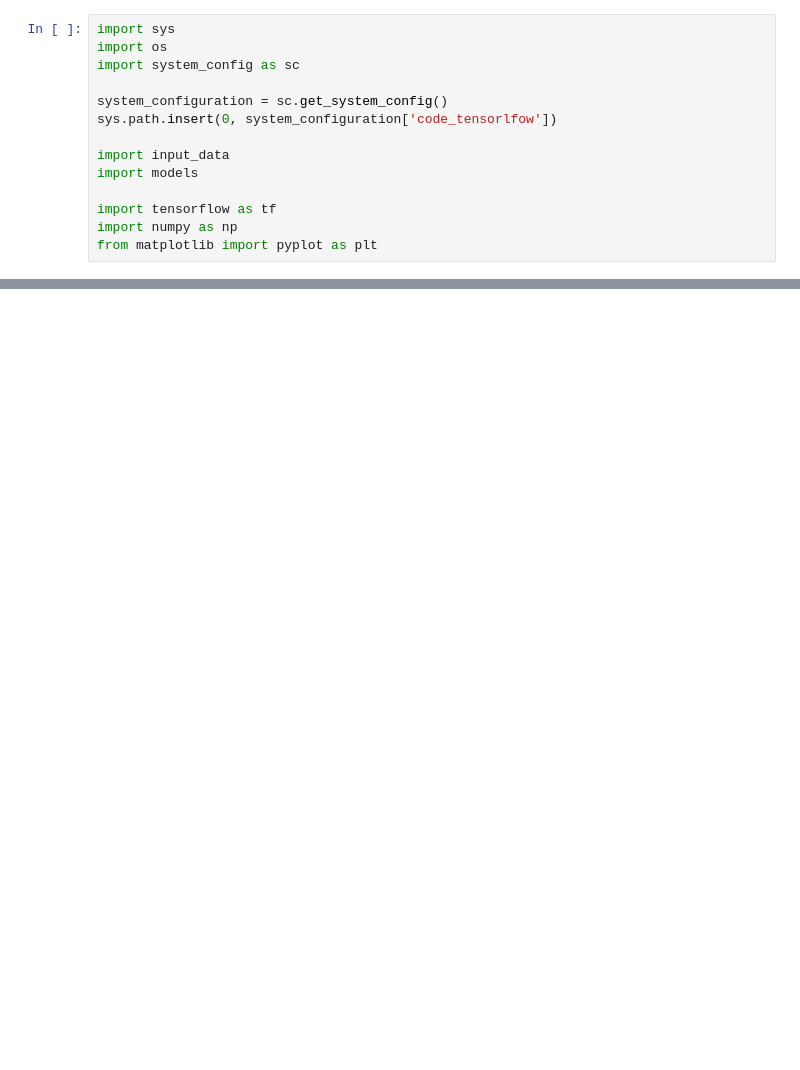
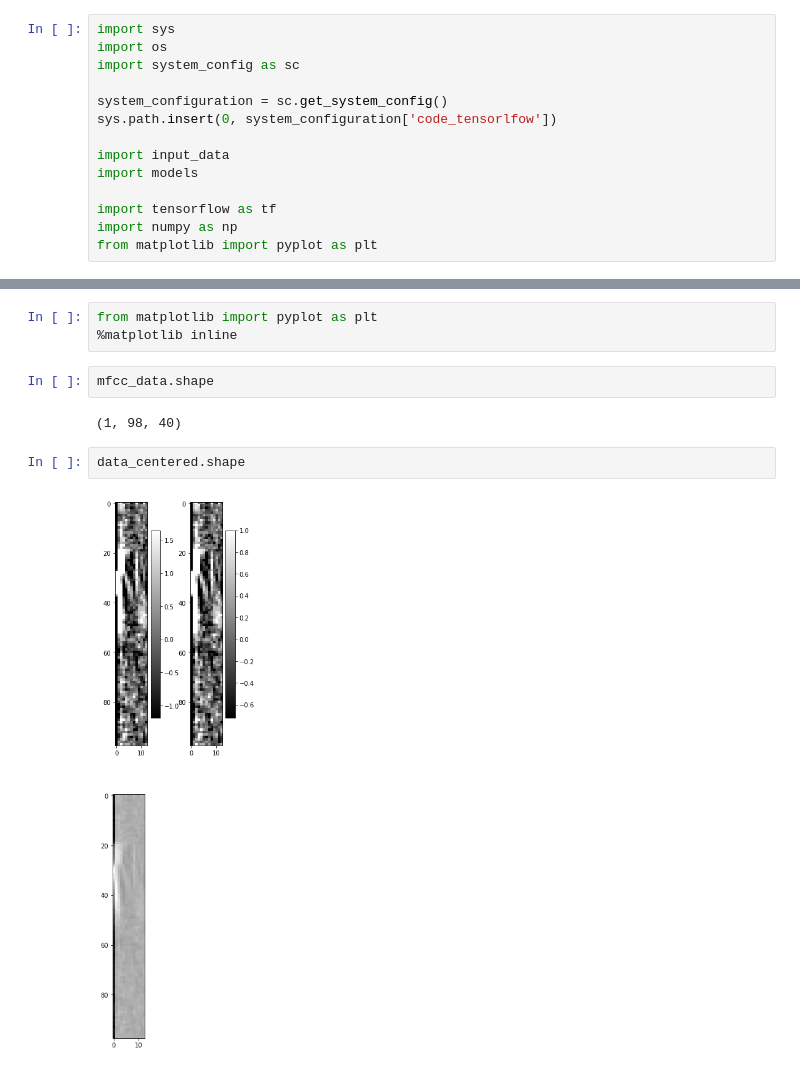
Before and after one commit to laura-yuan/KaggleSpeechRecognition, a Jupyter notebook: modify_model_debug.ipynb, the cells around one changed output, grey strips where cells are left out. Saved outputs shown, nothing was run; the diff lists cells and outputs as text; blank space fills up the shorter version.

```diff
--- a/modify_model_debug.ipynb
+++ b/modify_model_debug.ipynb
@@ -257,0 +175,11 @@ def create_model_conv2_with_name_scope(fingerprint_input, model_settings, is_tra
+# %%
+from matplotlib import pyplot as plt
+%matplotlib inline
+# %%
+mfcc_data.shape
+# %% [output]
+(1, 98, 40)
+# %%
+data_centered.shape
+# %% [output]
+[figure, added]
```
Also changed, not shown: parts of 20 cells of this notebook, 3 other files.
